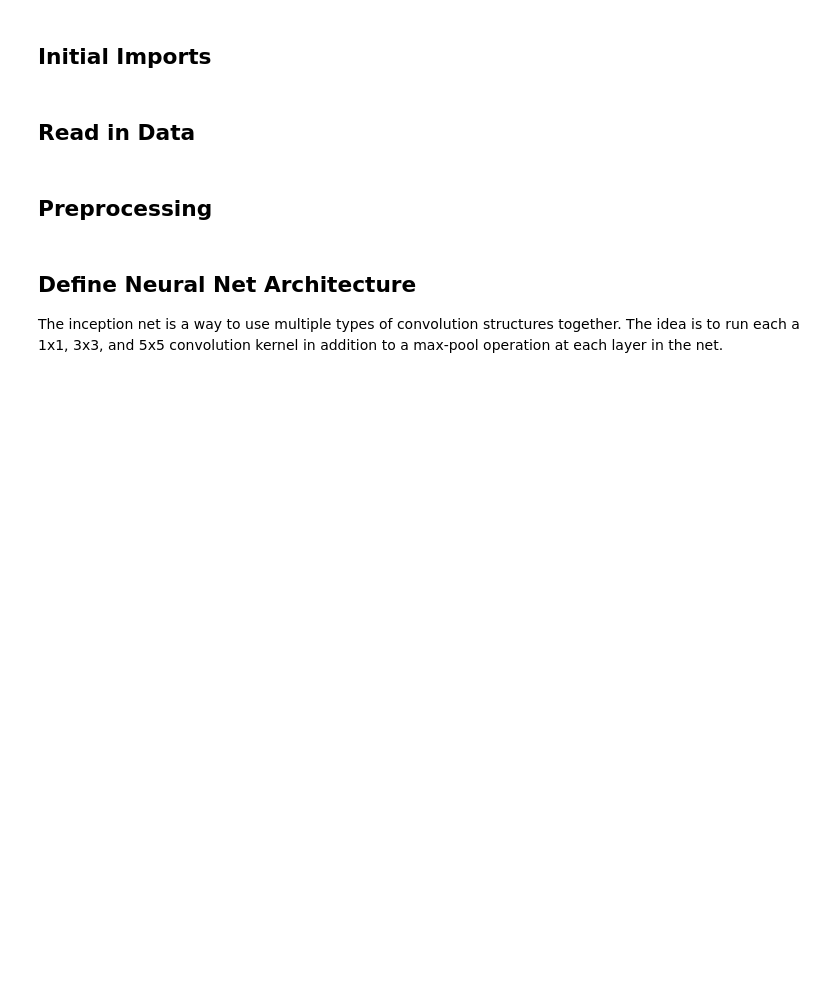
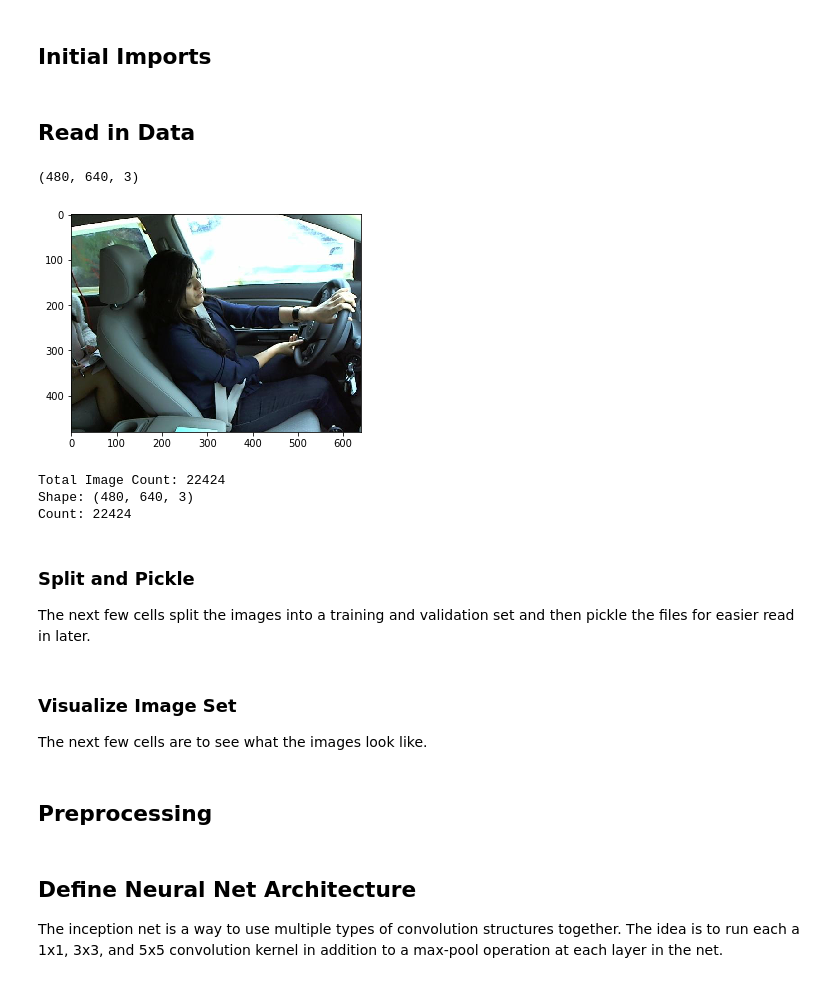
Before and after one commit to grantsrb/kaggle-state_farm_drivers, a Jupyter notebook: driver_classification.ipynb, the cells around one changed output. Drawn from its saved outputs; the diff is of its cells as text; code cells hidden in the pictures; blank space fills up the shorter version.

Commit message:
read in images, display shape and count

```diff
--- a/driver_classification.ipynb
+++ b/driver_classification.ipynb
@@ -21,0 +29,55 @@ def show_img(img):
+# %%
+path = './statefarm_drivers/imgs/train'
+
+label_types = []
+img_files = dict()
+for dir_name, subdir_list, file_list in os.walk(path):
+    if len(subdir_list) > 0:
+        label_types = subdir_list
+        for subdir in subdir_list:
+            img_files[subdir] = []
+    for img_file in file_list:
+        if '.jpg' in img_file.lower():
+            img_files[dir_name[-2:]].append(os.path.join(dir_name,img_file))
+# %%
+total_len = 0
+for i,label in enumerate(label_types):
+    total_len += len(img_files[label])
+test_img = mpimg.imread(img_files[label_types[0]][1])
+print(test_img.shape)
+show_img(test_img)
+
+# images = np.zeros([total_len]+[s for s in test_img.shape], dtype=np.float32)
+# labels = np.zeros([total_len], dtype=np.float32)
+images = []
+labels = []
+
+for i,label in enumerate(label_types):
+    files = img_files[label]
+    for file in files:
+        images.append(mpimg.imread(file))
+        labels.append(i)
+
+# images = np.array(images, dtype=np.float32)
+# labels = np.array(labels, dtype=np.float32)
+# %% [output]
+(480, 640, 3)
+[figure, added]
+# %%
+shapes_dict = dict()
+for image in images:
+    if image.shape not in shapes_dict: shapes_dict[image.shape] = 0
+    shapes_dict[image.shape] += 1
+
+print("Total Image Count: " + str(len(images)))
+for s in list(shapes_dict.keys()):
+    print("Shape: " + str(s))
+    print("Count: " + str(shapes_dict[s]) + "\n")
+# %% [output]
+Total Image Count: 22424
+Shape: (480, 640, 3)
+Count: 22424
+# %% [markdown]
+### Split and Pickle
+
+The next few cells split the images into a training and validation set and then pickle the files for easier read in later.
@@ -21,0 +95,4 @@ def show_img(img):
+# %% [markdown]
+### Visualize Image Set
+
+The next few cells are to see what the images look like.
```
Also changed, not shown: parts of 4 cells of this notebook.
